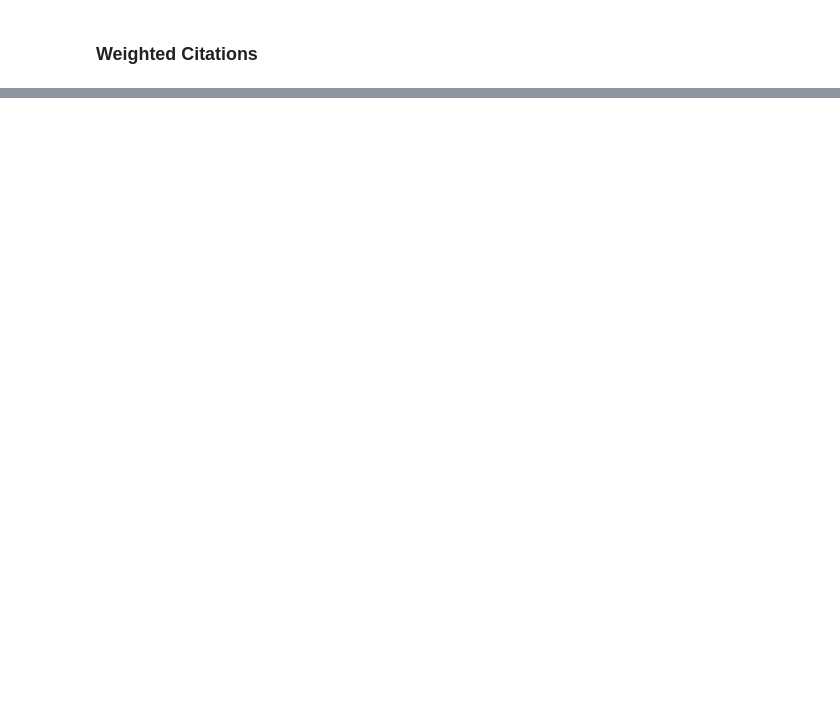
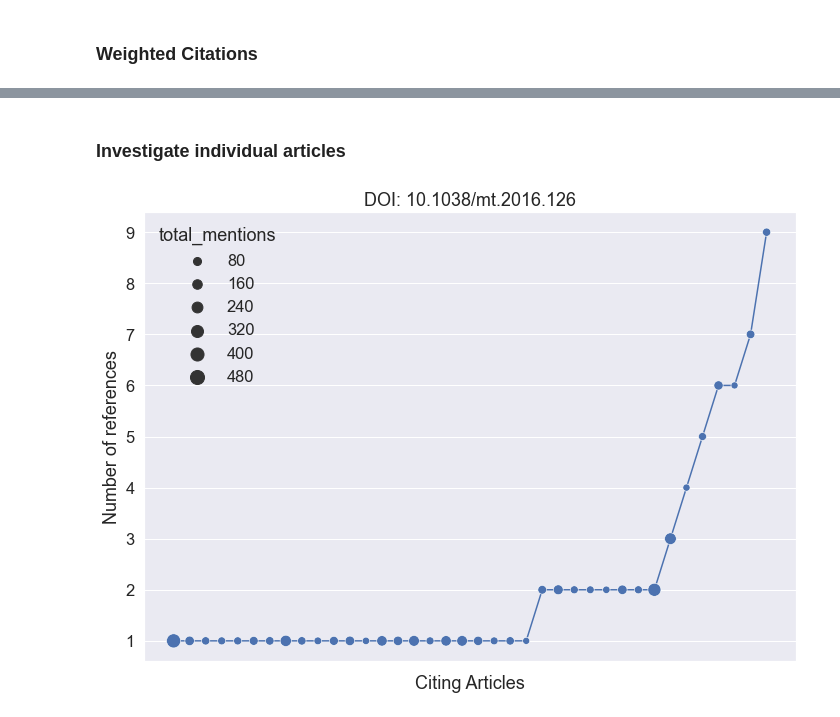
Before and after one commit to Bubblbu/citation-provenance-paper, a Jupyter notebook: notebooks/exploration_weighted_citation_counts.ipynb, the cells around one changed output, grey strips where cells are left out. Saved outputs shown, nothing was run; the diff lists cells and outputs as text; code cells hidden in the pictures; blank space fills up the shorter version.

```diff
--- a/notebooks/exploration_weighted_citation_counts.ipynb
+++ b/notebooks/exploration_weighted_citation_counts.ipynb
@@ -139,0 +224,21 @@ df = articles.dropna().rank(ascending=False, pct=True).sort_values("mean_weighte
+# %% [markdown]
+### Investigate individual articles
+# %%
+def article_profile(doi):
+    pdf = source_target_counts[source_target_counts.target==doi].copy()
+    pdf["ref_rank"] = pdf.mentions.rank(method="first")
+    pdf["weighted_mentions"] = pdf["weighted_mentions"]*100
+    pdf = pdf.sort_values("ref_rank")
+
+    sns.lineplot(x="ref_rank", y="mentions", data=pdf, zorder=1)
+    sns.scatterplot(x="ref_rank", y="mentions", data=pdf, size="total_mentions", sizes=(50,200), legend=True, zorder=2, palette="Set2")
+
+    plt.xticks(ticks=range(1,len(pdf)+1), labels="");
+    plt.title(f"DOI: {doi}")
+    plt.xlabel("Citing Articles")
+    plt.ylabel("Number of references");
+    plt.grid(False, axis="x")
+# %%
+article_profile("10.1038/mt.2016.126")
+# %% [output]
+[figure, added]
```
Also changed, not shown: parts of 32 cells of this notebook.
